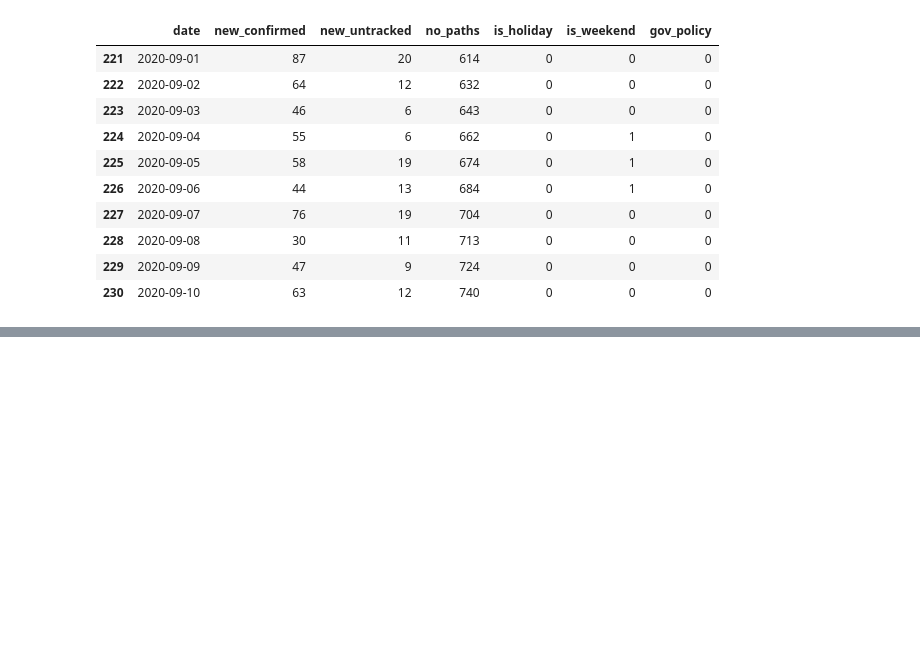
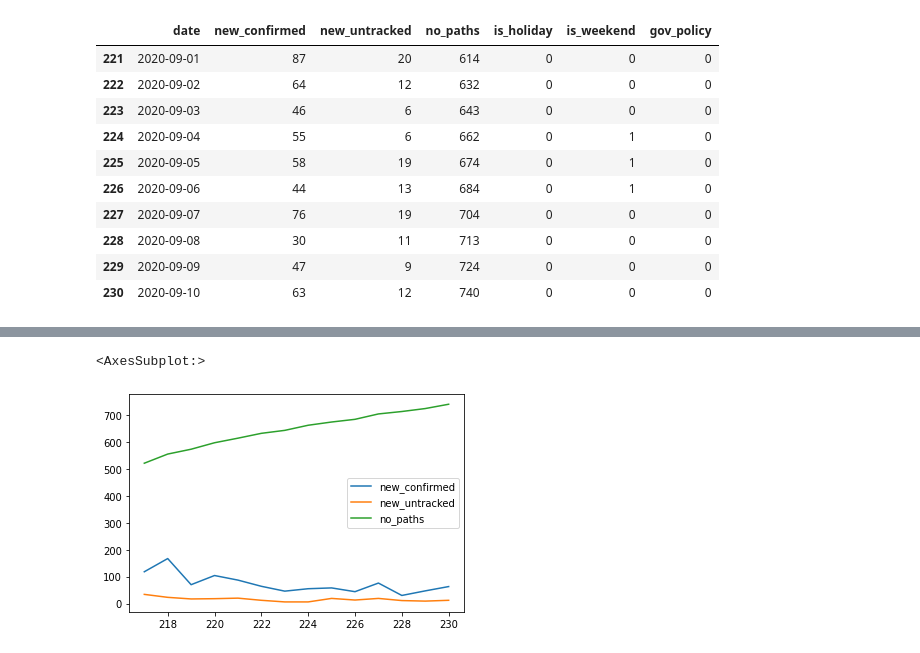
Before and after one commit to snoop2head/covid19_unknown_spread, a Jupyter notebook: wrangle_prediction.ipynb, the cells around one changed output, grey strips where cells are left out. Cells and saved outputs as stored; diff of their text form; code cells hidden in the pictures; blank space fills up the shorter version.

```diff
--- a/wrangle_prediction.ipynb
+++ b/wrangle_prediction.ipynb
@@ -509,0 +511,3 @@ df_train[(df_train["date"]<="2020-09-01") & (df_train["date"]>="2020-08-14")]
+# %%
+recent_two_weeks_data = df_train.tail(14)
+recent_two_weeks_data
@@ -511,0 +542,5 @@ df_train.to_csv("./dataset_predict/df_train.csv", index=False)
+# %%
+recent_two_weeks_data[["new_confirmed", "new_untracked", "no_paths"]].plot()
+# %% [output]
+<AxesSubplot:>
+[figure, added]
```
Also changed, not shown: parts of 4 cells of this notebook.
